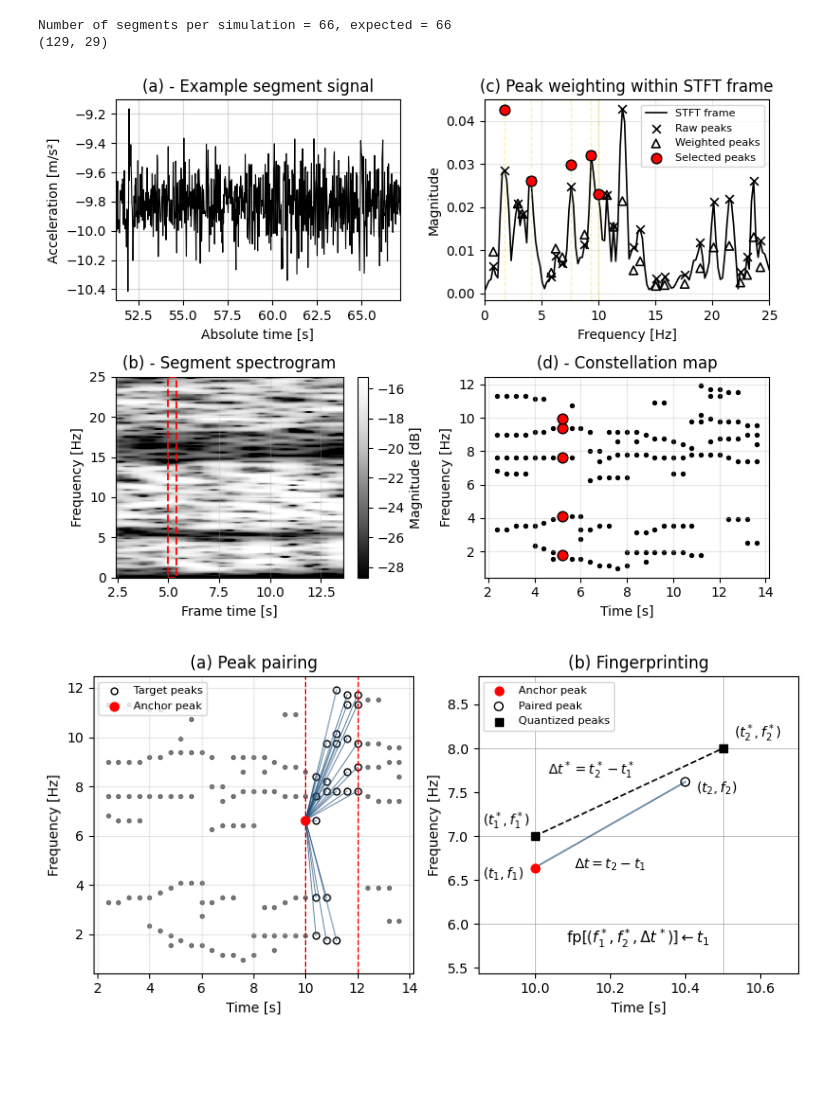
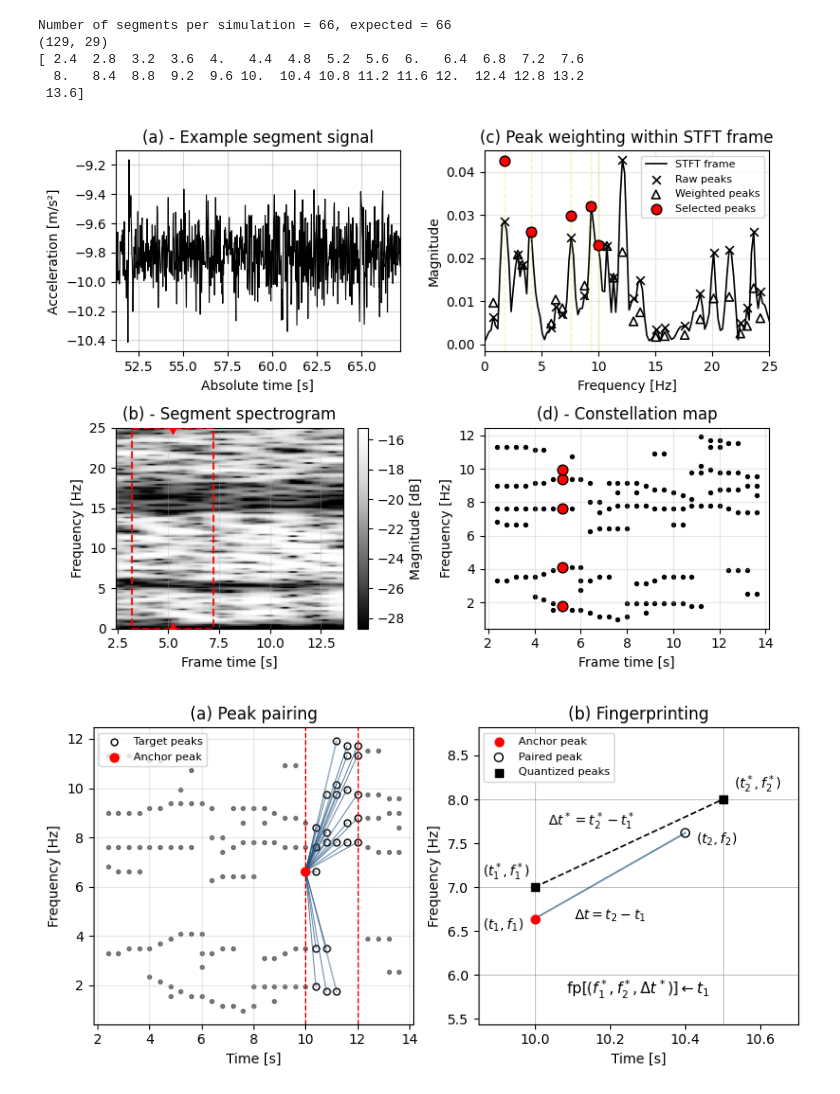
Before and after one commit to dprifer/KTH, a Jupyter notebook: Railways conf/Production/plots.ipynb, the cells around one changed output. Drawn from its saved outputs; the diff is of its cells as text; code cells hidden in the pictures; blank space fills up the shorter version.

```diff
--- a/Railways conf/Production/plots.ipynb
+++ b/Railways conf/Production/plots.ipynb
@@ -60,9 +64,13 @@ stft_magnitude, peaks, frame_times, freqs = sr_signal.process_signal(seg_signal)
 # segment data
 print(f'Number of segments per simulation = {len(segments)}, expected = {math.floor((N-seg_len_samples)/seg_hop_samples+1)}')
 print(stft_magnitude.shape)  # (nr. of frequencies, frames)
+print(frame_times)
 # %% [output]
 Number of segments per simulation = 66, expected = 66
 (129, 29)
+[ 2.4  2.8  3.2  3.6  4.   4.4  4.8  5.2  5.6  6.   6.4  6.8  7.2  7.6
+  8.   8.4  8.8  9.2  9.6 10.  10.4 10.8 11.2 11.6 12.  12.4 12.8 13.2
+ 13.6]
 # %%
 # Data
 frame_idx = 7
@@ -114,7 +122,7 @@ ax_t.grid(True, alpha=0.5)
 # =========================
 ax_spec = axs[1, 0]
 
-dt = frame_times[1] - frame_times[0]
+dt = 4
 
 frame_start = frame_times[frame_idx] - dt / 2
 frame_end   = frame_times[frame_idx] + dt / 2
@@ -146,6 +154,26 @@ rect = Rectangle(
 )
 
 ax_spec.add_patch(rect)
+
+# bottom triangle (pointing up)
+ax_spec.scatter(
+    frame_times[frame_idx],
+    freqs[0],
+    marker="^",
+    color="red",
+    s=80,
+    zorder=7
+)
+
+# top triangle (pointing down)
+ax_spec.scatter(
+    frame_times[frame_idx],
+    freqs[-1],
+    marker="v",
+    color="red",
+    s=80,
+    zorder=7
+)
 
 ax_spec.set_xlabel("Frame time [s]")
 ax_spec.set_ylabel("Frequency [Hz]")
@@ -236,35 +264,35 @@ ax_pw.legend(fontsize=8)
 # =========================
 # Peaks in time–frequency plane — BOTTOM RIGHT
 # =========================
 ax_tf = axs[1, 1]
 
 peak_freqs = np.array([p[0] for p in peaks])
 peak_times = np.array([p[1] for p in peaks])
 peak_freqs_sorted = np.array([p[0] for p in peaks_sorted])
 peak_times_sorted = np.array([p[1] for p in peaks_sorted])
 
 ax_tf.scatter(peak_times, peak_freqs, s=8, color="black")
 
 ax_tf.scatter(
     peak_times_sorted[start_idx:end_idx],
     peak_freqs_sorted[start_idx:end_idx],
     s=60,
     facecolors="red",
     edgecolors="black",
     zorder=3,
     label=f"Frame {frame_idx} selected peaks"
 )
 
-ax_tf.set_xlabel("Time [s]")
+ax_tf.set_xlabel("Frame time [s]")
 ax_tf.set_ylabel("Frequency [Hz]")
 ax_tf.set_title("(d) - Constellation map")
 ax_tf.grid(True, alpha=0.3)
 
 
 fig.tight_layout()
 plt.show()
 # %% [output]
-[figure, old version]
+[figure, new version]
 # %%
 # -----------------------
 # Parameters
```
Also changed, not shown: parts of 2 cells of this notebook.
